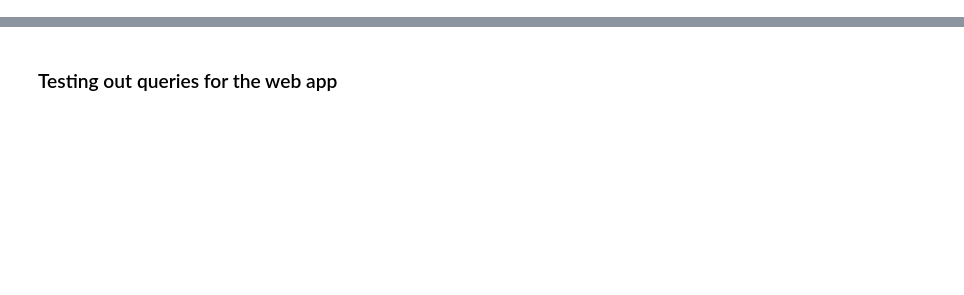
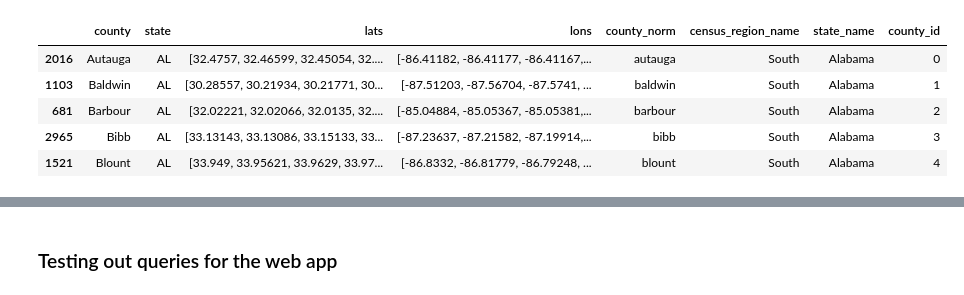
Before and after one commit to sharathmalladi/SEF, a Jupyter notebook: 40_Data_preparation.ipynb, the cells around one changed output, grey strips where cells are left out. Cells and saved outputs as stored; diff of their text form; code cells hidden in the pictures; blank space fills up the shorter version.

```diff
--- a/40_Data_preparation.ipynb
+++ b/40_Data_preparation.ipynb
@@ -56 +51,10 @@ cols = yearly_expected_donors.columns.values[2:]
+# %%
+us_counties.head()
+# %% [output]
+|  | county | state | lats | lons | county_norm | census_region_name | state_name | county_id |
+| 2016 | Autauga | AL | [32.4757, 32.46599, 32.45054, 32.... | [-86.41182, -86.41177, -86.41167,... | autauga | South | Alabama | 0 |
+| 1103 | Baldwin | AL | [30.28557, 30.21934, 30.21771, 30... | [-87.51203, -87.56704, -87.5741, ... | baldwin | South | Alabama | 1 |
+| 681 | Barbour | AL | [32.02221, 32.02066, 32.0135, 32.... | [-85.04884, -85.05367, -85.05381,... | barbour | South | Alabama | 2 |
+| 2965 | Bibb | AL | [33.13143, 33.13086, 33.15133, 33... | [-87.23637, -87.21582, -87.19914,... | bibb | South | Alabama | 3 |
+| 1521 | Blount | AL | [33.949, 33.95621, 33.9629, 33.97... | [-86.8332, -86.81779, -86.79248, ... | blount | South | Alabama | 4 |
 # %%
```
Also changed, not shown: parts of 19 cells of this notebook.
